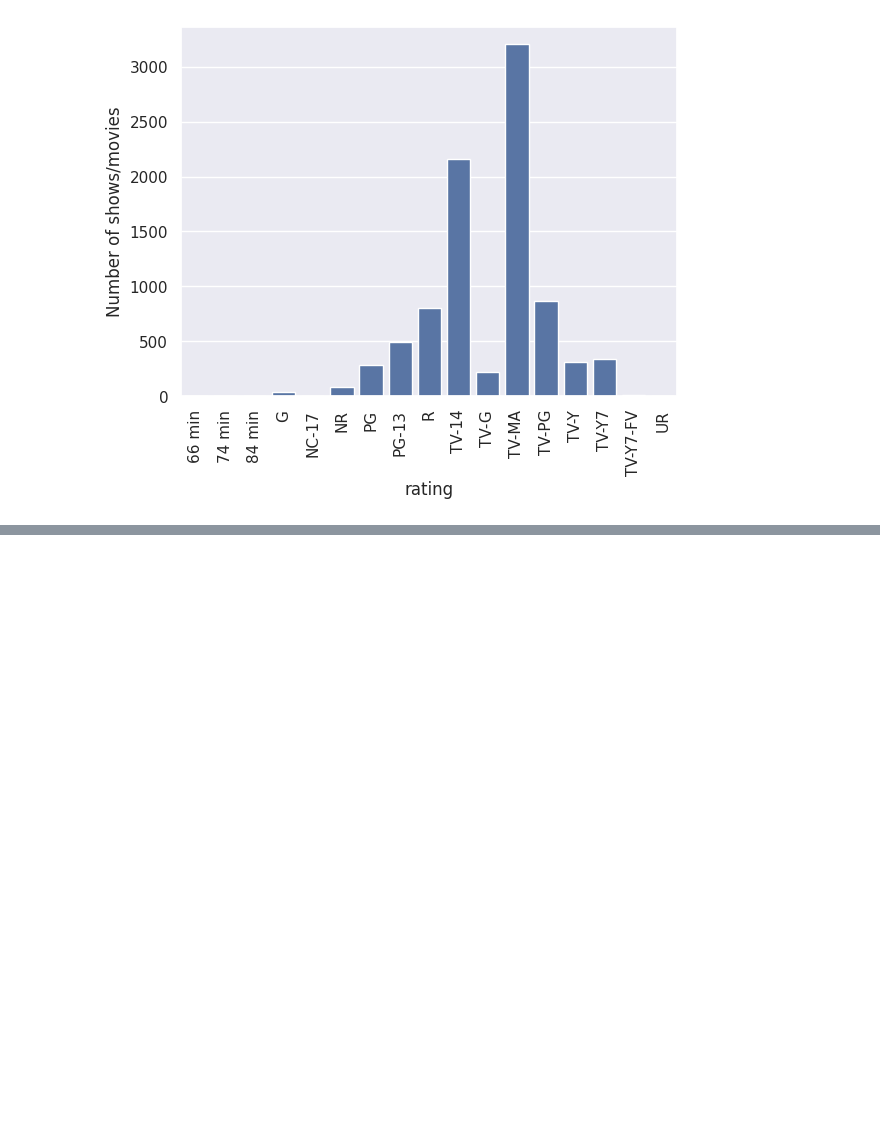
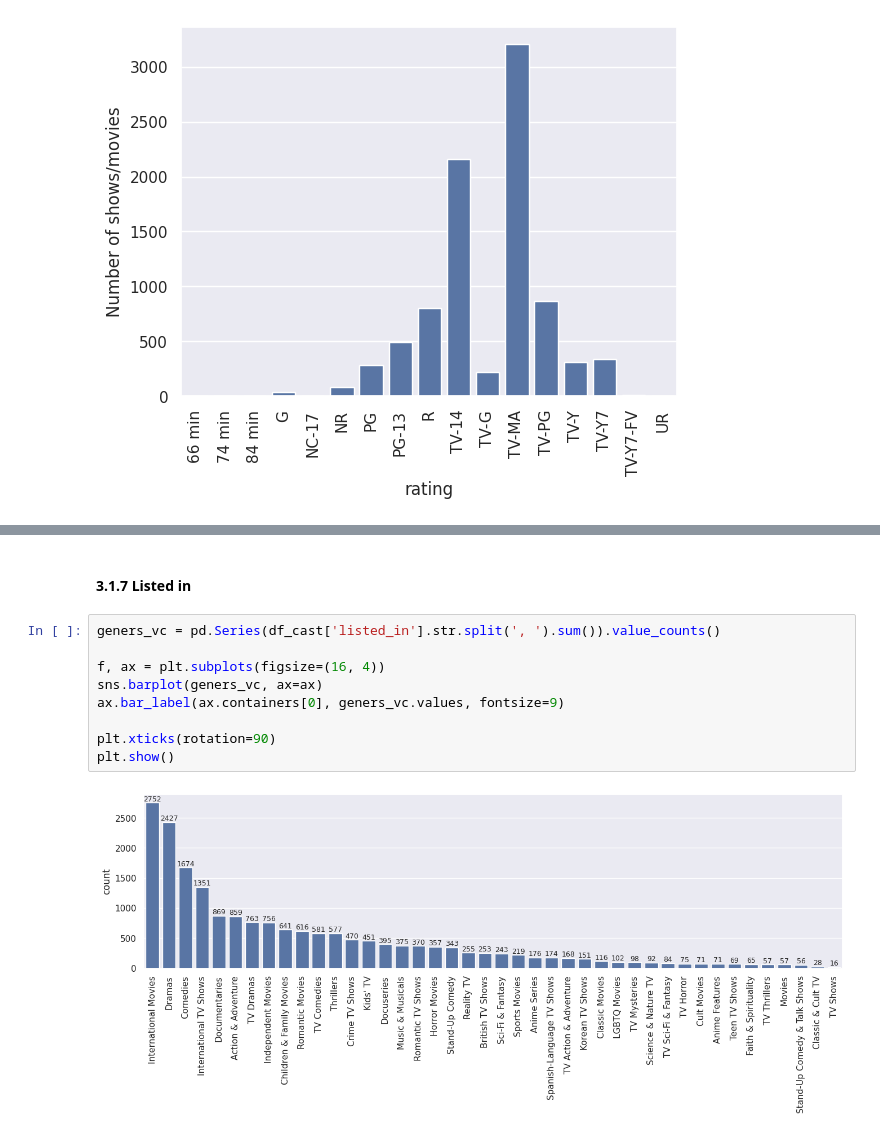
Before and after one commit to ravikumargrk/assignments, a Jupyter notebook: case-studies/20250201-DataCleaning.ipynb, the cells around one changed output, grey strips where cells are left out. Saved outputs shown, nothing was run; the diff lists cells and outputs as text; blank space fills up the shorter version.

```diff
--- a/case-studies/20250201-DataCleaning.ipynb
+++ b/case-studies/20250201-DataCleaning.ipynb
@@ -221,0 +229,13 @@ plt.show()
+# %% [markdown]
+#### 3.1.7 Listed in
+# %%
+geners_vc = pd.Series(df_cast['listed_in'].str.split(', ').sum()).value_counts()
+
+f, ax = plt.subplots(figsize=(16, 4))
+sns.barplot(geners_vc, ax=ax)
+ax.bar_label(ax.containers[0], geners_vc.values, fontsize=9)
+
+plt.xticks(rotation=90)
+plt.show()
+# %% [output]
+[figure, added]
```
Also changed, not shown: parts of 16 cells of this notebook.
